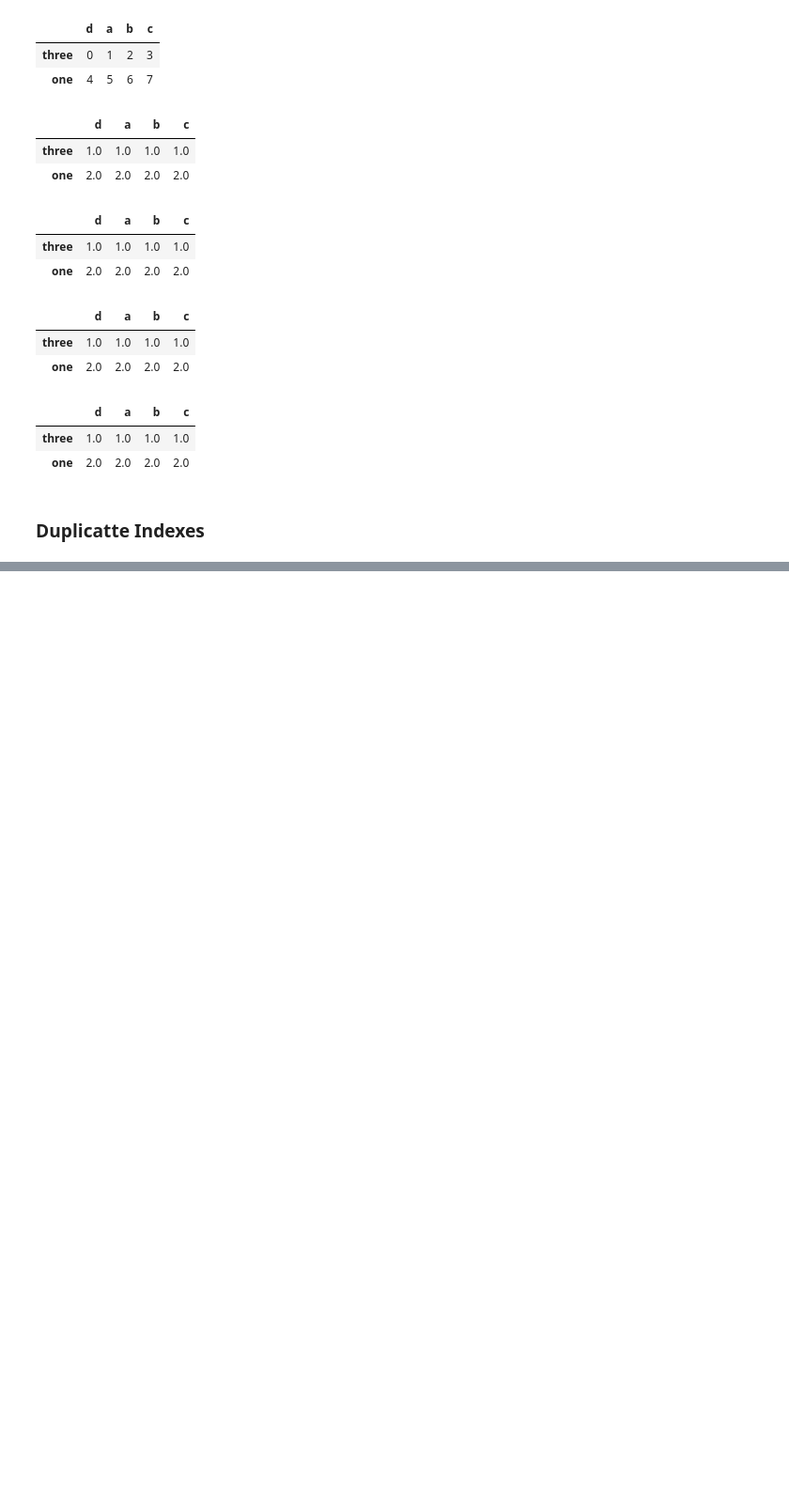
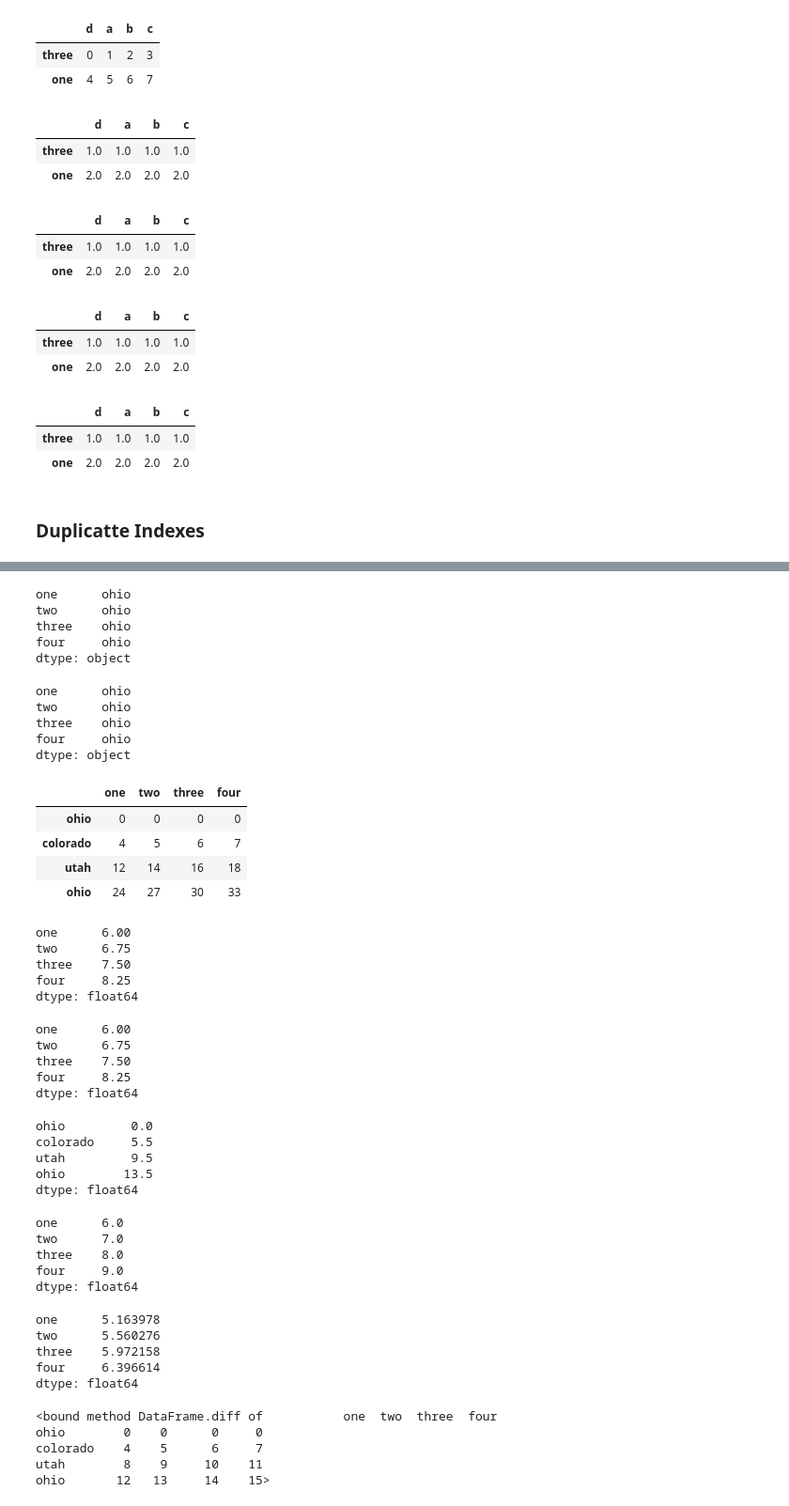
Before and after one commit to Iswaqasahmed/Pandas, a Jupyter notebook: pandas.ipynb, the cells around one changed output, grey strips where cells are left out. Shown at 94% size. Drawn from its saved outputs; the diff is of its cells as text; code cells hidden in the pictures; blank space fills up the shorter version.

```diff
--- a/pandas.ipynb
+++ b/pandas.ipynb
@@ -1099,0 +1138,72 @@ frame.rank(method='first')
+# %%
+data.idxmax()
+# %% [output]
+one      ohio
+two      ohio
+three    ohio
+four     ohio
+dtype: object
+# %%
+data.idxmin()
+# %% [output]
+one      ohio
+two      ohio
+three    ohio
+four     ohio
+dtype: object
+# %%
+data.cumsum()
+# %% [output]
+|  | one | two | three | four |
+| ohio | 0 | 0 | 0 | 0 |
+| colorado | 4 | 5 | 6 | 7 |
+| utah | 12 | 14 | 16 | 18 |
+| ohio | 24 | 27 | 30 | 33 |
+# %%
+data.mean()
+# %% [output]
+one      6.00
+two      6.75
+three    7.50
+four     8.25
+dtype: float64
+# %%
+data.mean(axis=0)
+# %% [output]
+one      6.00
+two      6.75
+three    7.50
+four     8.25
+dtype: float64
+# %%
+data.mean(axis=1)
+# %% [output]
+ohio         0.0
+colorado     5.5
+utah         9.5
+ohio        13.5
+dtype: float64
+# %%
+data.median()
+# %% [output]
+one      6.0
+two      7.0
+three    8.0
+four     9.0
+dtype: float64
+# %%
+data.std()
+# %% [output]
+one      5.163978
+two      5.560276
+three    5.972158
+four     6.396614
+dtype: float64
+# %%
+data.diff
+# %% [output]
+<bound method DataFrame.diff of           one  two  three  four
+ohio        0    0      0     0
+colorado    4    5      6     7
+utah        8    9     10    11
+ohio       12   13     14    15>
```
Also changed, not shown: parts of 8 cells of this notebook.
